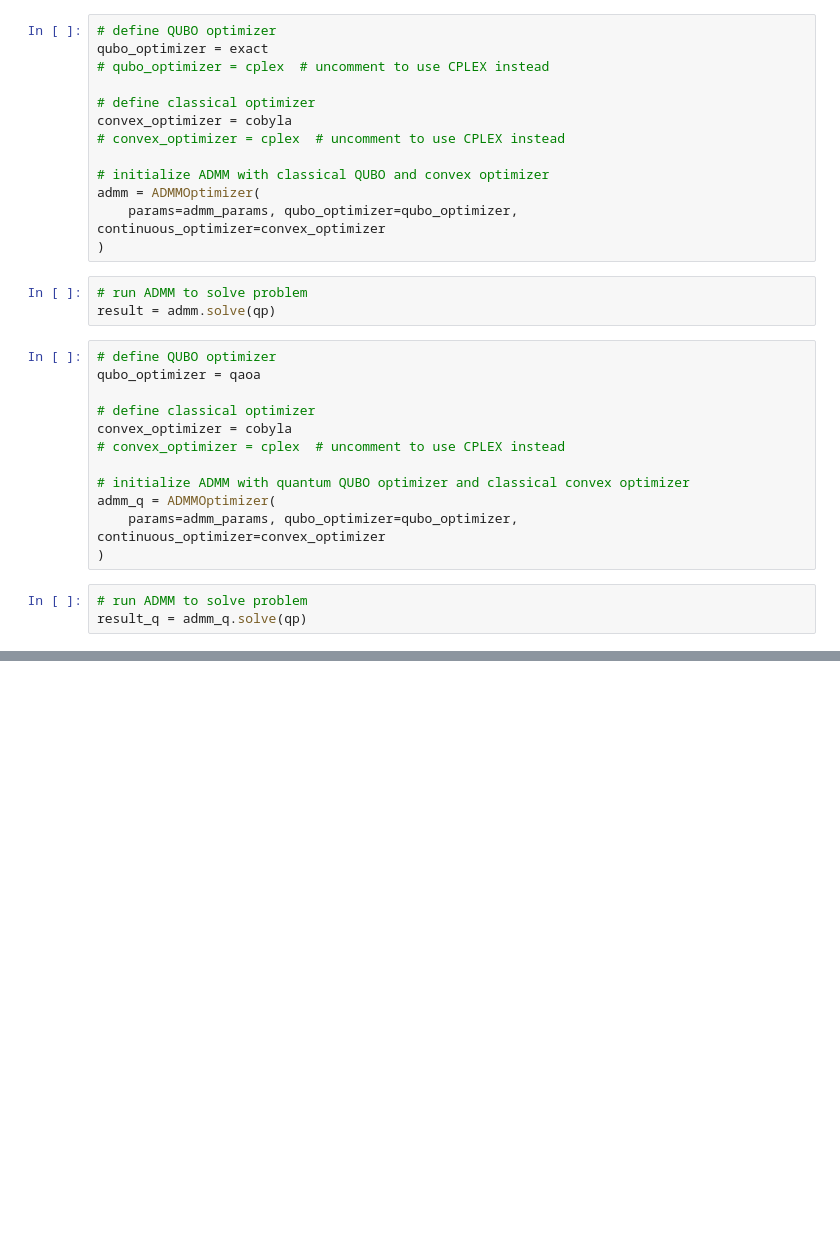
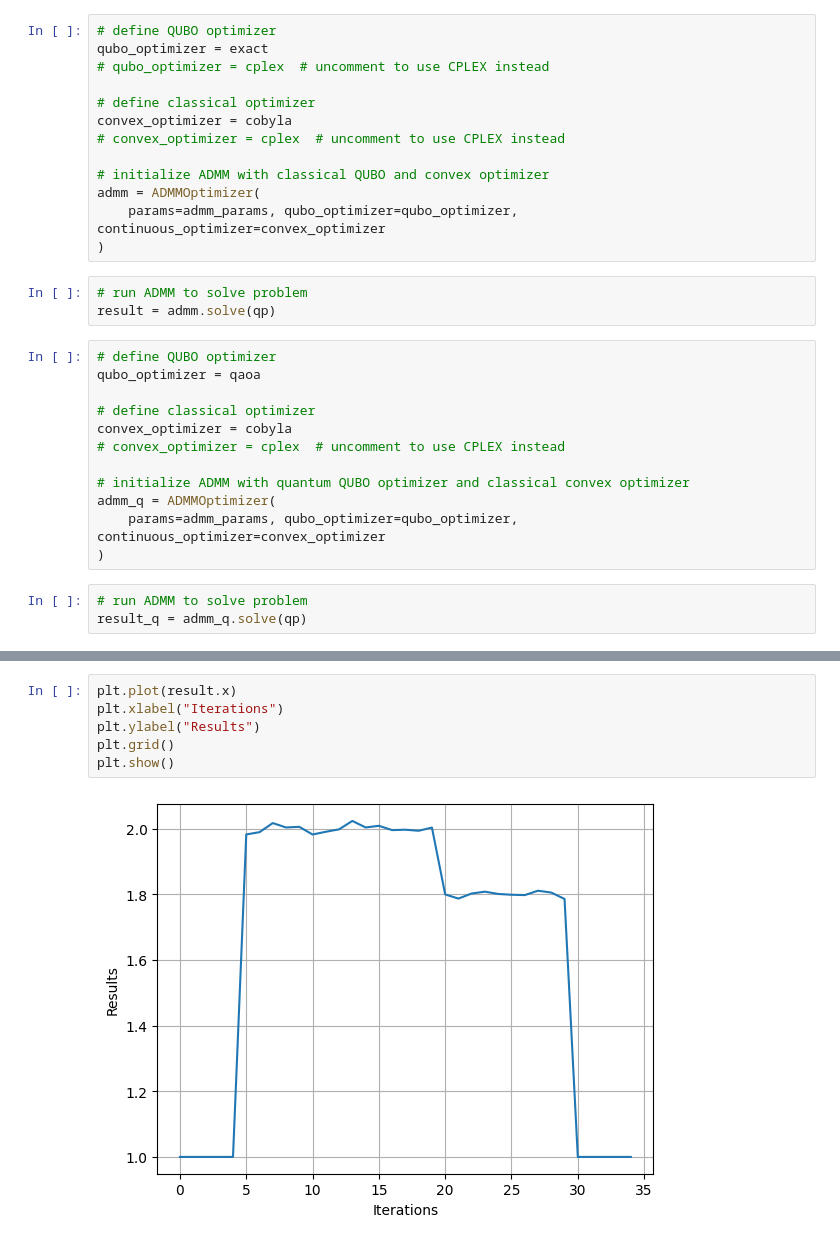
Before and after one commit to LucaGandolfi77/qiskit, a Jupyter notebook: new/unpr03_v24.ipynb, the cells around one changed output, grey strips where cells are left out. Cells and saved outputs as stored; diff of their text form; blank space fills up the shorter version.

```diff
--- a/new/unpr03_v24.ipynb
+++ b/new/unpr03_v24.ipynb
@@ -141,0 +255,8 @@ plt.show()
+# %%
+plt.plot(result.x)
+plt.xlabel("Iterations")
+plt.ylabel("Results")
+plt.grid()
+plt.show()
+# %% [output]
+[figure, added]
```
Also changed, not shown: parts of 6 cells of this notebook.
